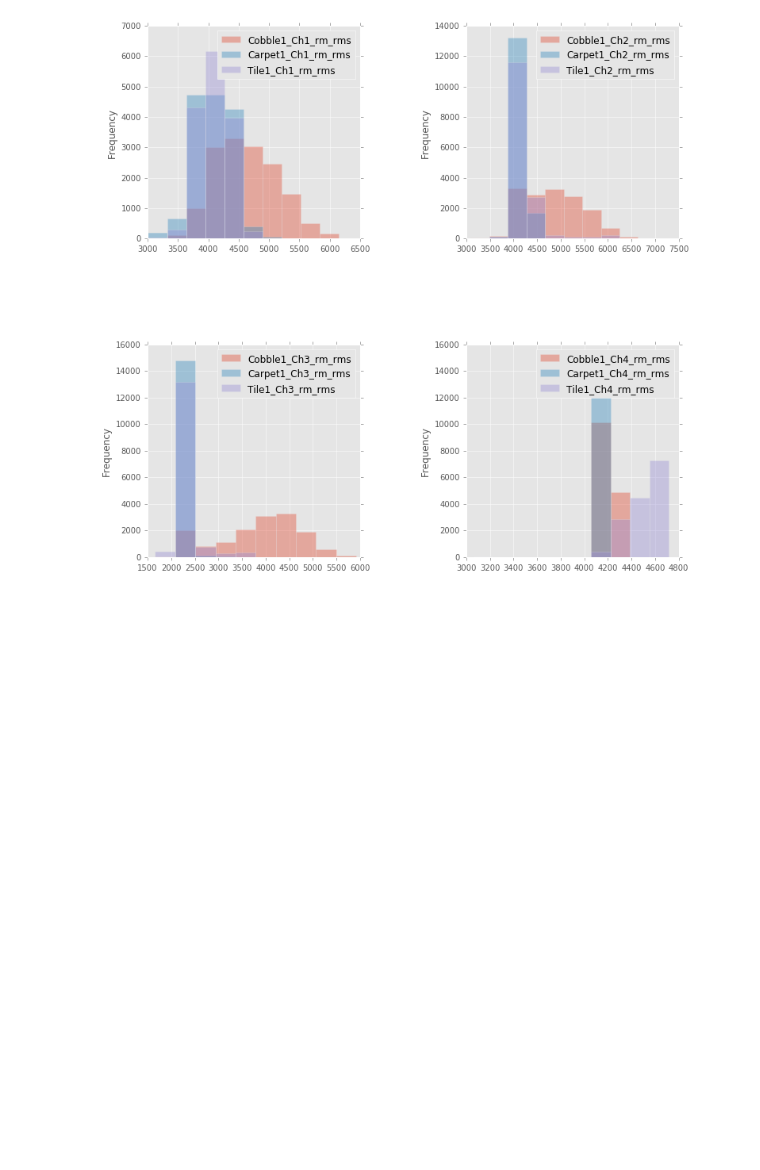
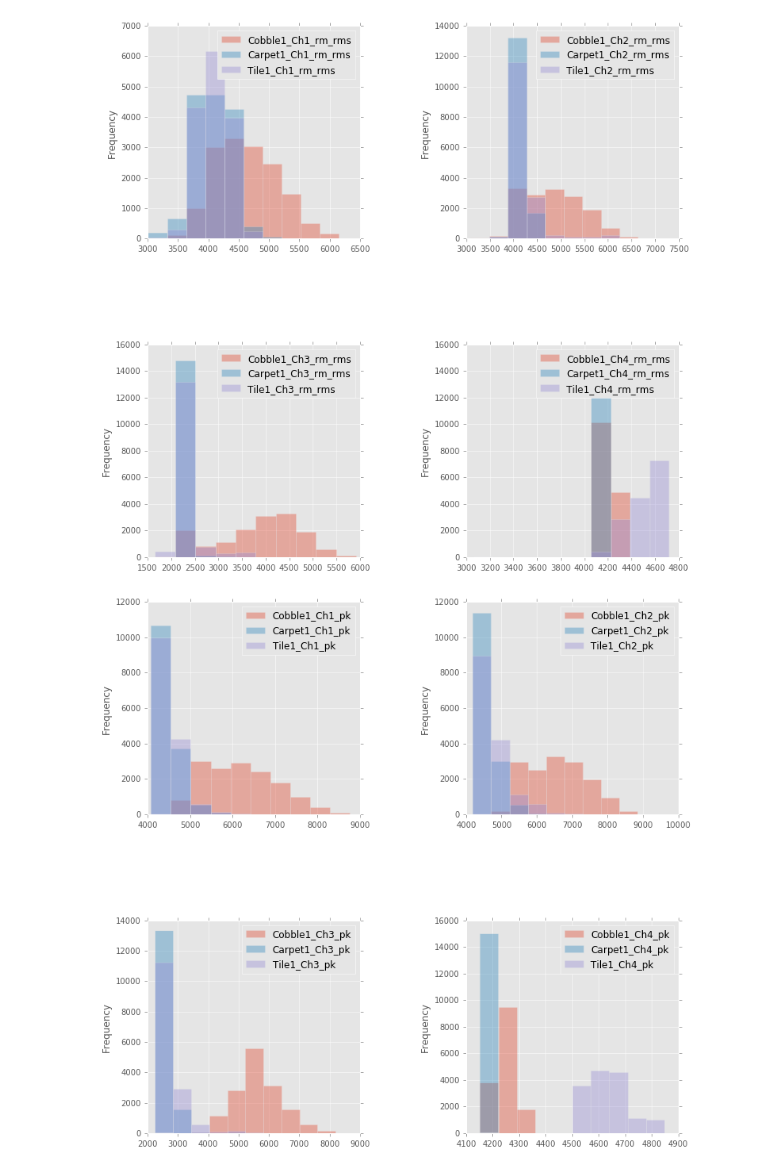
Before and after one commit to MoreCoffee12/AccelPlot, a Jupyter notebook: PythonScripts/ExploratoryAnalysis.ipynb, the cells around one changed output. Cells and saved outputs as stored; diff of their text form; code cells hidden in the pictures; blank space fills up the shorter version.

```diff
--- a/PythonScripts/ExploratoryAnalysis.ipynb
+++ b/PythonScripts/ExploratoryAnalysis.ipynb
@@ -260,0 +292,5 @@ plotCorrChannel(strChannel)
+# %%
+strSuff = '_pk'
+plotClasses(strClass, strSuff)
+# %% [output]
+[figure, added]
```
Also changed, not shown: parts of 39 cells of this notebook.
